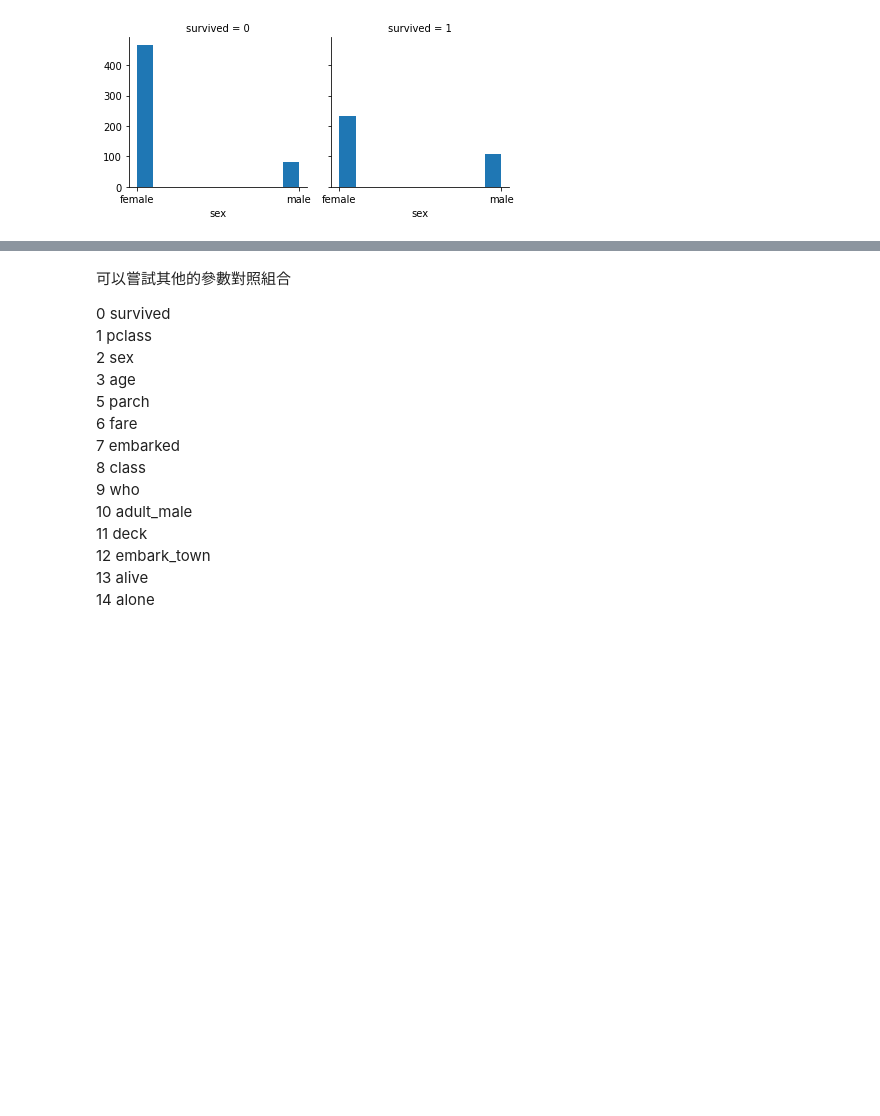
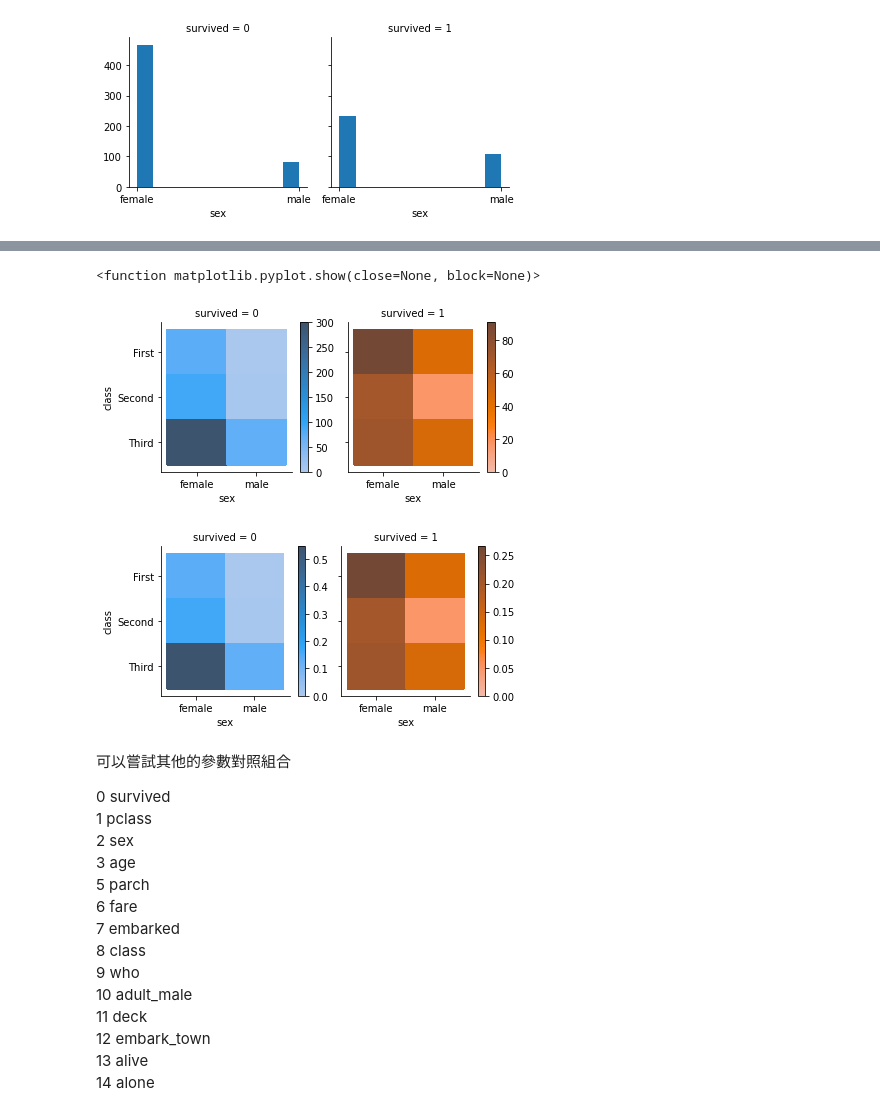
Before and after one commit to aclich/Python_60Days, a Jupyter notebook: HW_dir/D21/Data_Visualization_Day_4作業.ipynb, the cells around one changed output, grey strips where cells are left out. Cells and saved outputs as stored; diff of their text form; code cells hidden in the pictures; blank space fills up the shorter version.

```diff
--- a/HW_dir/D21/Data_Visualization_Day_4作業.ipynb
+++ b/HW_dir/D21/Data_Visualization_Day_4作業.ipynb
@@ -178,3 +184,15 @@ plt.show()
+# %%
+n = sns.FacetGrid(data=df, col="survived", hue="survived")
+n.map(sns.histplot,'sex','class',data=df,legend=True,stat="count",cbar=True)
+plt.show
+
+n = sns.FacetGrid(data=df, col="survived", hue="survived")
+n.map(sns.histplot,'sex','class',data=df,legend=True,stat="probability",cbar=True)
+plt.show
+# %% [output]
+<function matplotlib.pyplot.show(close=None, block=None)>
+[figure, added]
+[figure, added]
 # %% [markdown]
 
 可以嘗試其他的參數對照組合
```
Also changed, not shown: parts of 1 cell of this notebook, 4 other files.
